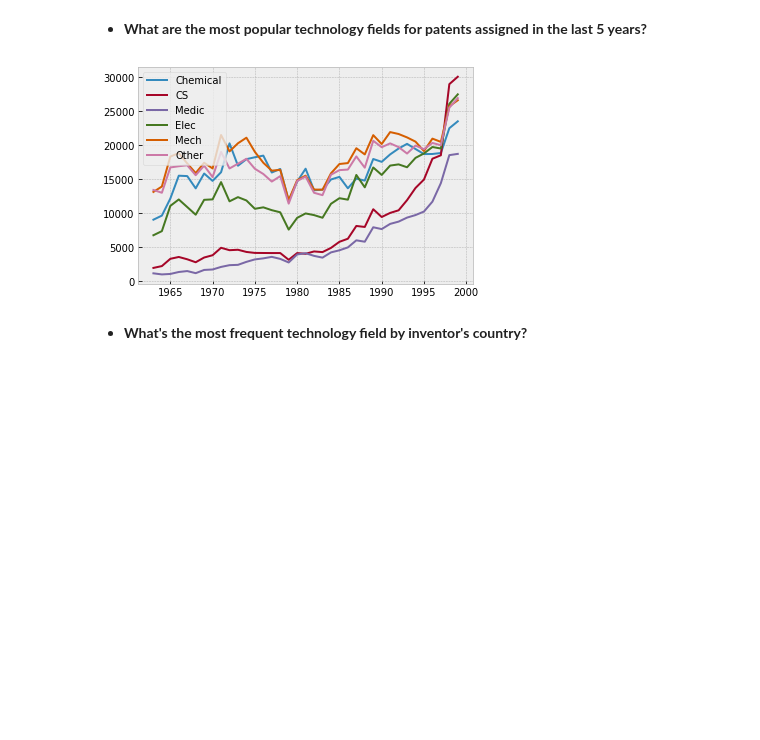
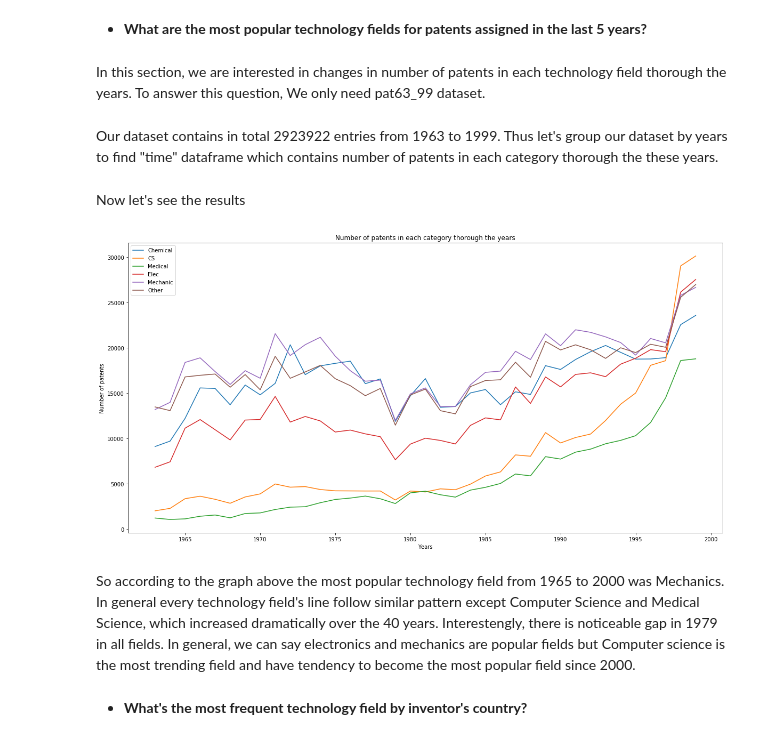
Before and after one commit to antonino-barbera/seanbi, a Jupyter notebook: project/project.ipynb, the cells around one changed output. Drawn from its saved outputs; the diff is of its cells as text; code cells hidden in the pictures; blank space fills up the shorter version.

```diff
--- a/project/project.ipynb
+++ b/project/project.ipynb
@@ -411,24 +413,42 @@ As expected, United States are in the first place with 1784989 registered patent
 ### Warning! The map is not completely accurate, because some countries doesn't exist anymore. We will try to fix this later as much as possible.
 # %% [markdown]
 * **What are the most popular technology fields for patents assigned in the last 5 years?**
+# %% [markdown]
+In this section, we are interested in changes in number of patents in each technology field thorough the years. To answer this question, We only need pat63_99 dataset.
+# %% [markdown]
+Our dataset contains in total 2923922 entries from 1963 to 1999. Thus let's group our dataset by years to find "time" dataframe which contains number of patents in each category thorough the these years.
 # %%
-years=np.sort(df["GYEAR"].unique())
+#Finding all the unique year values to save time
+years=np.sort(patent["GYEAR"].unique())
 time=[]
 for year in years:
-    current=df[df["GYEAR"]==year]
+    #for each dataframe section in given year
+    current=patent[patent["GYEAR"]==year]
+    #group dataframe by CAT field (CAT for technology category)
     numbers=current.groupby('CAT')['PATENT'].nunique()
     time.append(numbers)
+#transform our dataset into dataframe for convenience
 time=pd.DataFrame(time)
 time["Time"]=years
 time=time.set_index("Time")
+# %% [markdown]
+Now let's see the results
 # %%
 idxs=range(1,7)
-names=["Chemical","CS","Medic","Elec","Mech","Other"]
+#Category fields
+names=["Chemical","CS","Medical","Elec","Mechanic","Other"]
+plt.figure(figsize=(20,10))
 for idx in idxs:
     plt.plot(years,time[idx],label=names[idx-1])
+#Ornaments for graph
 plt.legend(loc='upper left')
+plt.title("Number of patents in each category thorough the years")
+plt.ylabel("Number of patents")
+plt.xlabel("Years")
 plt.show()
 # %% [output]
-[figure, old version]
+[figure, new version]
+# %% [markdown]
+So according to the graph above the most popular technology field from 1965 to 2000 was Mechanics. In general every technology field's line follow similar pattern except Computer Science and Medical Science, which increased dramatically over the 40 years. Interestengly, there is noticeable gap in 1979 in all fields. In general, we can say electronics and mechanics are popular fields but Computer science is the most trending field and have tendency to become the most popular field since 2000.
 # %% [markdown]
 * **What's the most frequent technology field by inventor's country?**
```
Also changed, not shown: parts of 11 cells of this notebook, 2 other files.
